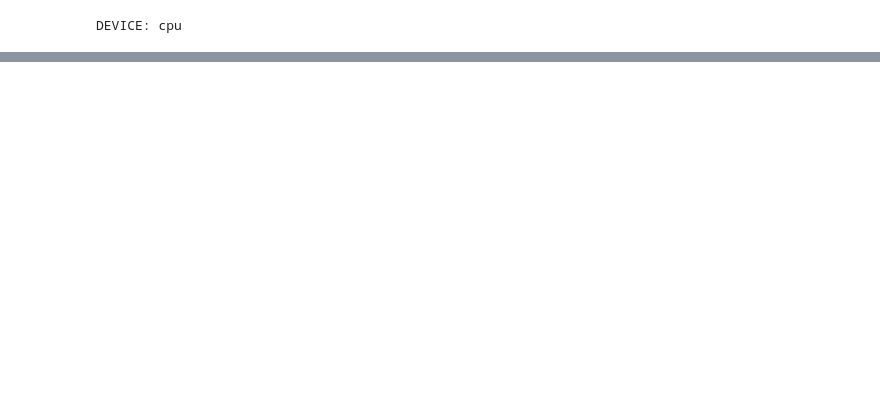
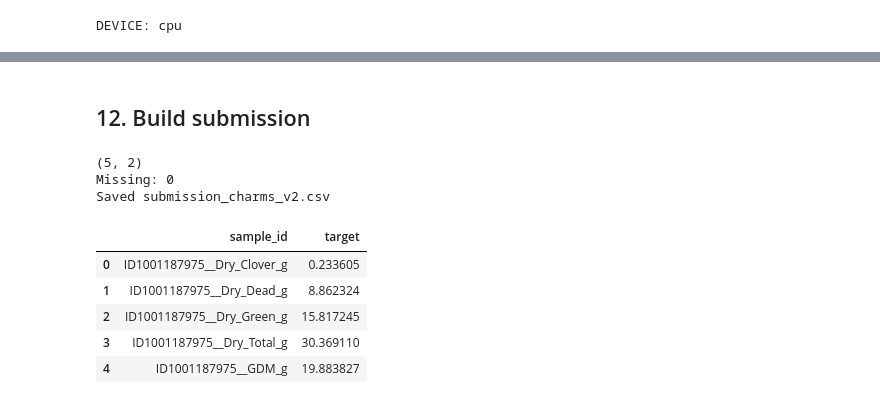
Before and after one commit to mayasevensen/CSIRO---Image2Biomass-Prediction, a Jupyter notebook: src/models/pipeline_CHARMS.ipynb, the cells around one changed output, grey strips where cells are left out. Drawn from its saved outputs; the diff is of its cells as text; code cells hidden in the pictures; blank space fills up the shorter version.

Commit message:
changed pipeline and added a pipeline with plots + a readme for charms

```diff
--- a/src/models/pipeline_CHARMS.ipynb
+++ b/src/models/pipeline_CHARMS.ipynb
@@ -631,0 +126,4 @@ submission.describe()
+# %%
+# Apply log1p to all target columns in train_df
+for col in TARGETS:
+    train_df[col] = np.log1p(train_df[col].clip(lower=0).astype(np.float32))
@@ -631,0 +361,8 @@ submission.describe()
+# %%
+def r2_per_target(y_true, y_pred):
+    ss_res = np.sum((y_true - y_pred) ** 2, axis=0)
+    ss_tot = np.sum((y_true - y_true.mean(axis=0, keepdims=True)) ** 2, axis=0)
+    return 1 - ss_res / np.clip(ss_tot, 1e-12, None)
+
+def weighted_global_r2(y_true, y_pred):
+    return float(np.mean(r2_per_target(y_true, y_pred)))
@@ -631,0 +573,37 @@ submission.describe()
+# %% [markdown]
+## 12. Build submission
+# %%
+pred_df = pd.DataFrame({
+    'image_path':  test_image_paths,
+    'Dry_Green_g': test_preds[:, 0],
+    'Dry_Dead_g':  test_preds[:, 1],
+    'Dry_Clover_g':test_preds[:, 2],
+    'GDM_g':       test_preds[:, 3],
+    'Dry_Total_g': test_preds[:, 4],
+})
+
+pred_long = pred_df.melt(
+    id_vars='image_path', value_vars=TARGETS,
+    var_name='target_name', value_name='target_pred',
+)
+
+sample_sub = pd.read_csv(TEST_CSV)
+submission = sample_sub.merge(pred_long, on=['image_path', 'target_name'], how='left')
+submission['target'] = submission['target_pred']
+submission = submission[['sample_id', 'target']]
+
+print(submission.shape)
+print('Missing:', submission['target'].isna().sum())
+submission.to_csv('submission_charms_v2.csv', index=False)
+print('Saved submission_charms_v2.csv')
+submission.head(10)
+# %% [output]
+(5, 2)
+Missing: 0
+Saved submission_charms_v2.csv
+|  | sample_id | target |
+| 0 | ID1001187975__Dry_Clover_g | 0.233605 |
+| 1 | ID1001187975__Dry_Dead_g | 8.862324 |
+| 2 | ID1001187975__Dry_Green_g | 15.817245 |
+| 3 | ID1001187975__Dry_Total_g | 30.369110 |
+| 4 | ID1001187975__GDM_g | 19.883827 |
```
Also changed, not shown: parts of 61 cells of this notebook, 3 other files.
